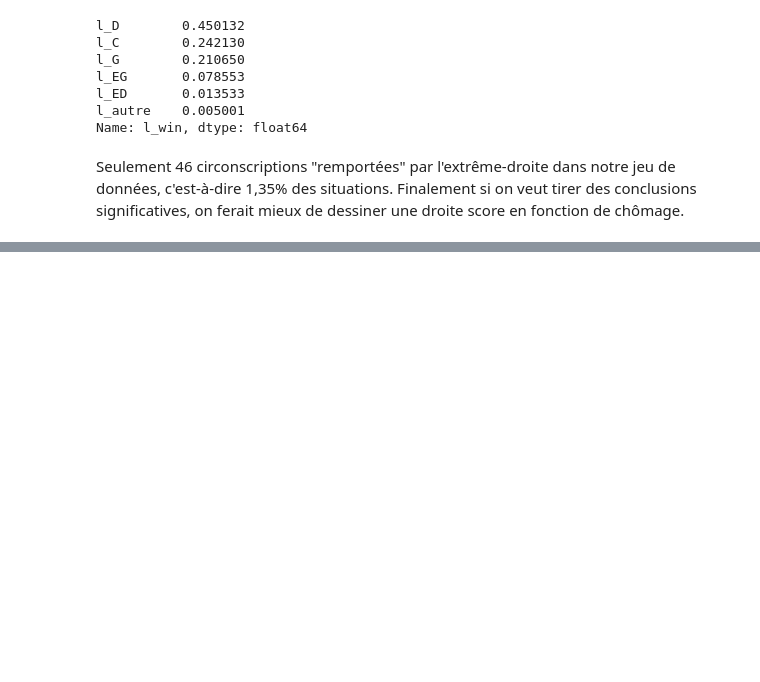
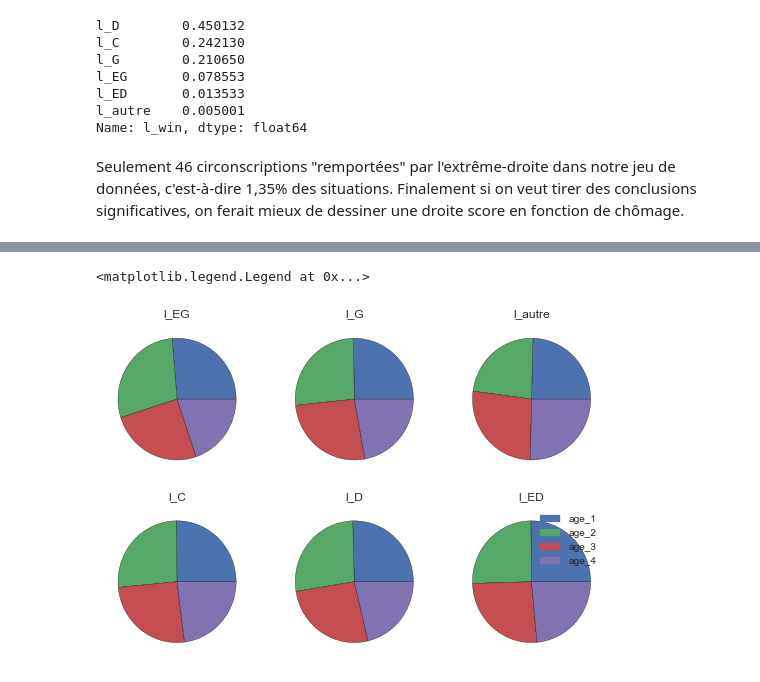
Before and after one commit to tpilewicz/legis, a Jupyter notebook: analyse/Analyse chom et âge.ipynb, the cells around one changed output, grey strips where cells are left out. Saved outputs shown, nothing was run; the diff lists cells and outputs as text; code cells hidden in the pictures; blank space fills up the shorter version.

```diff
--- a/analyse/Analyse chom et âge.ipynb
+++ b/analyse/Analyse chom et âge.ipynb
@@ -91,0 +94,32 @@ plt.xlim(0,30)
+# %%
+#L'âge peut-il nous apporter quelque chose ?
+d = {}
+
+#stock chaque groupe gagnant
+for g in lgroups:
+    d[g] = df[df.l_win == g]
+# %%
+ages = ['age_%d' % i for i in range(1,5)]
+
+age_means = {}
+
+#stock chaque moyenne de prop d'age par groupe
+for g in lgroups:
+    for a in ages:
+        age_means[(g, a)] = d[g][a].mean()
+# %%
+#plot
+
+f, axarr = plt.subplots(2,3)
+f.set_size_inches(9,6)
+
+for i in range(6):
+    plt.sca(axarr.flat[i])
+    plt.pie([age_means[(lgroups[i], a)] for a in ages], colors=sns.color_palette())
+    plt.title(lgroups[i])
+
+patches = [mpatches.Patch(color=sns.color_palette()[i], label=ages[i]) for i in range(4)]
+plt.legend(handles=patches)
+# %% [output]
+<matplotlib.legend.Legend at 0x...>
+[figure, added]
```
Also changed, not shown: parts of 12 cells of this notebook, 8 other files.
